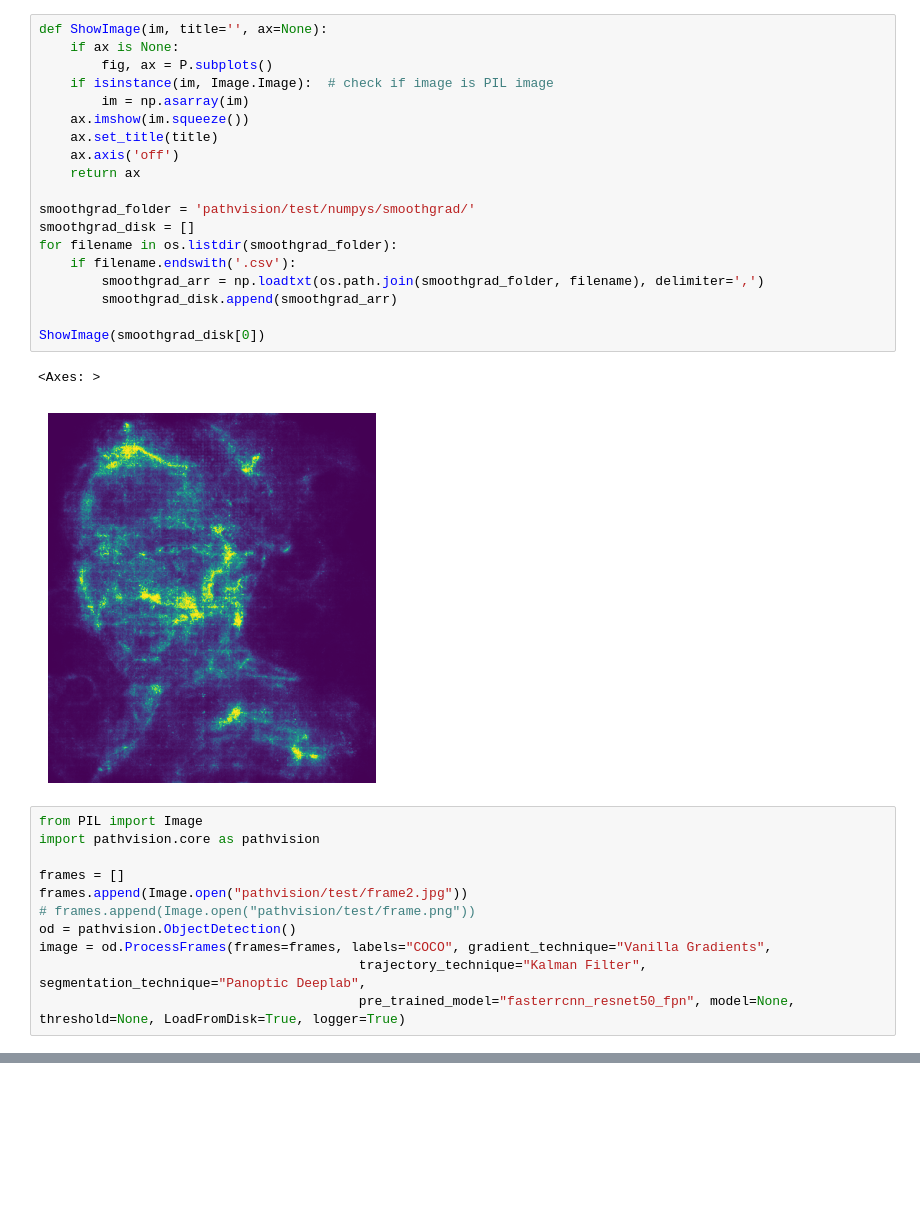
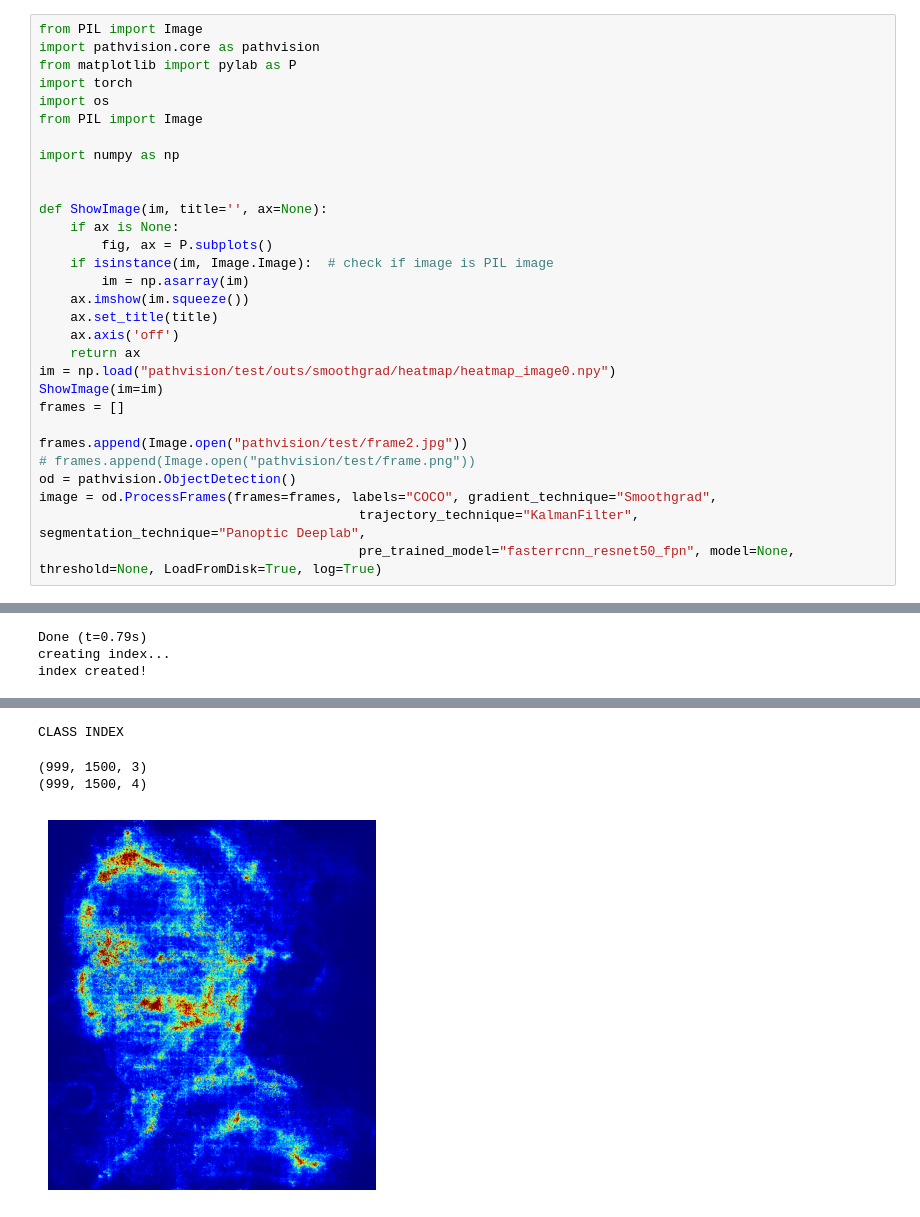
Before and after one commit to toby-j/pathvision, a Jupyter notebook: tester.ipynb, the cells around one changed output, grey strips where cells are left out. Saved outputs shown, nothing was run; the diff lists cells and outputs as text; blank space fills up the shorter version.

Commit message:
Added heatmap

```diff
--- a/tester.ipynb
+++ b/tester.ipynb
@@ -30,35 +1,32 @@ AssertionError: Torch not compiled with CUDA enabled
-# %%
-def ShowImage(im, title='', ax=None):
-    if ax is None:
-        fig, ax = P.subplots()
-    if isinstance(im, Image.Image):  # check if image is PIL image
-        im = np.asarray(im)
-    ax.imshow(im.squeeze())
-    ax.set_title(title)
-    ax.axis('off')
-    return ax
-
-smoothgrad_folder = 'pathvision/test/numpys/smoothgrad/'
-smoothgrad_disk = []
-for filename in os.listdir(smoothgrad_folder):
-    if filename.endswith('.csv'):
-        smoothgrad_arr = np.loadtxt(os.path.join(smoothgrad_folder, filename), delimiter=',')
-        smoothgrad_disk.append(smoothgrad_arr)
-
-ShowImage(smoothgrad_disk[0])
-# %% [output]
-<Axes: >
-[figure, removed]
 # %%
 from PIL import Image
 import pathvision.core as pathvision
+from matplotlib import pylab as P
+import torch
+import os
+from PIL import Image
 
+import numpy as np
+
+
+def ShowImage(im, title='', ax=None):
+    if ax is None:
+        fig, ax = P.subplots()
+    if isinstance(im, Image.Image):  # check if image is PIL image
+        im = np.asarray(im)
+    ax.imshow(im.squeeze())
+    ax.set_title(title)
+    ax.axis('off')
+    return ax
+im = np.load("pathvision/test/outs/smoothgrad/heatmap/heatmap_image0.npy")
+ShowImage(im=im)
 frames = []
+
 frames.append(Image.open("pathvision/test/frame2.jpg"))
 # frames.append(Image.open("pathvision/test/frame.png"))
 od = pathvision.ObjectDetection()
-image = od.ProcessFrames(frames=frames, labels="COCO", gradient_technique="Vanilla Gradients",
-                                         trajectory_technique="Kalman Filter", segmentation_technique="Panoptic Deeplab",
-                                         pre_trained_model="fasterrcnn_resnet50_fpn", model=None, threshold=None, LoadFromDisk=True, logger=True)
+image = od.ProcessFrames(frames=frames, labels="COCO", gradient_technique="Smoothgrad",
+                                         trajectory_technique="KalmanFilter", segmentation_technique="Panoptic Deeplab",
+                                         pre_trained_model="fasterrcnn_resnet50_fpn", model=None, threshold=None, LoadFromDisk=True, log=True)
 # %% [output]
 loading annotations into memory...
@@ -68,0 +34,3 @@ AssertionError: Torch not compiled with CUDA enabled
+Done (t=0.79s)
+creating index...
+index created!
@@ -68,0 +38,4 @@ AssertionError: Torch not compiled with CUDA enabled
+CLASS INDEX
+(999, 1500, 3)
+(999, 1500, 4)
+[figure, added]
```
Also changed, not shown: parts of 5 cells of this notebook, 3 other files.
